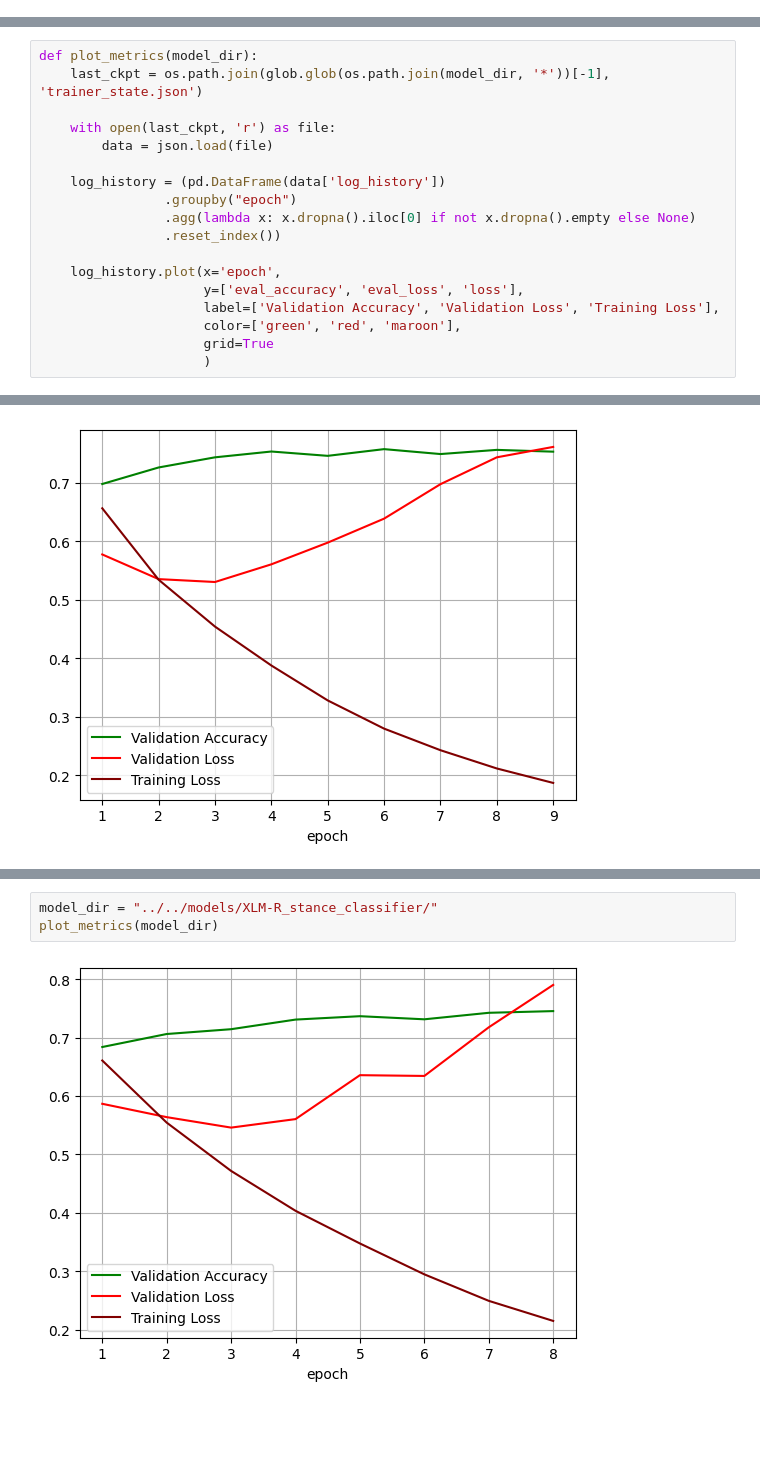
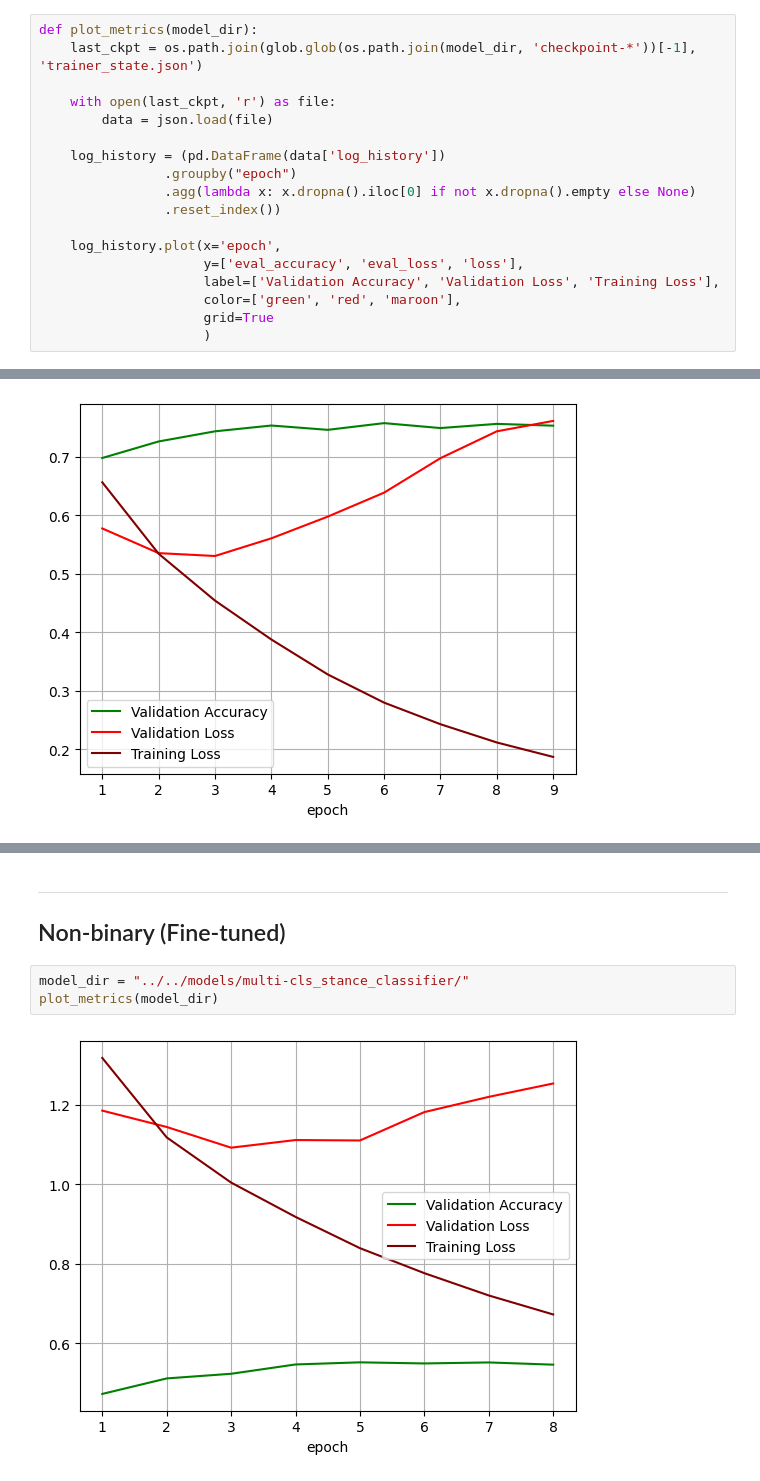
Before and after one commit to NazaninShafiabadi/StanceDetection, a Jupyter notebook: data/xstance/analysis.ipynb, the cells around one changed output, grey strips where cells are left out. Cells and saved outputs as stored; diff of their text form; blank space fills up the shorter version.

```diff
--- a/data/xstance/analysis.ipynb
+++ b/data/xstance/analysis.ipynb
@@ -37,2 +38,20 @@ Name: count, dtype: int64
+# %%
+def plot_metrics(model_dir):
+    last_ckpt = os.path.join(glob.glob(os.path.join(model_dir, 'checkpoint-*'))[-1], 'trainer_state.json')
+
+    with open(last_ckpt, 'r') as file:
+        data = json.load(file)
+
+    log_history = (pd.DataFrame(data['log_history'])
+                .groupby("epoch")
+                .agg(lambda x: x.dropna().iloc[0] if not x.dropna().empty else None)
+                .reset_index())
+
+    log_history.plot(x='epoch',
+                     y=['eval_accuracy', 'eval_loss', 'loss'],
+                     label=['Validation Accuracy', 'Validation Loss', 'Training Loss'],
+                     color=['green', 'red', 'maroon'],
+                     grid=True
+                     )
 # %% [markdown]
 ---
@@ -104,18 +57,0 @@ plot(test_preds)
-# %%
-def plot_metrics(model_dir):
-    last_ckpt = os.path.join(glob.glob(os.path.join(model_dir, '*'))[-1], 'trainer_state.json')
-
-    with open(last_ckpt, 'r') as file:
-        data = json.load(file)
-
-    log_history = (pd.DataFrame(data['log_history'])
-                .groupby("epoch")
-                .agg(lambda x: x.dropna().iloc[0] if not x.dropna().empty else None)
-                .reset_index())
-
-    log_history.plot(x='epoch',
-                     y=['eval_accuracy', 'eval_loss', 'loss'],
-                     label=['Validation Accuracy', 'Validation Loss', 'Training Loss'],
-                     color=['green', 'red', 'maroon'],
-                     grid=True
-                     )
@@ -127,5 +117,8 @@ plot_metrics(model_dir)
+# %% [markdown]
+---
+## Non-binary (Fine-tuned)
 # %%
-model_dir = "../../models/XLM-R_stance_classifier/"
+model_dir = "../../models/multi-cls_stance_classifier/"
 plot_metrics(model_dir)
 # %% [output]
-[figure, old version]
+[figure, new version]
```
Also changed, not shown: parts of 18 cells of this notebook, 5 other files.
